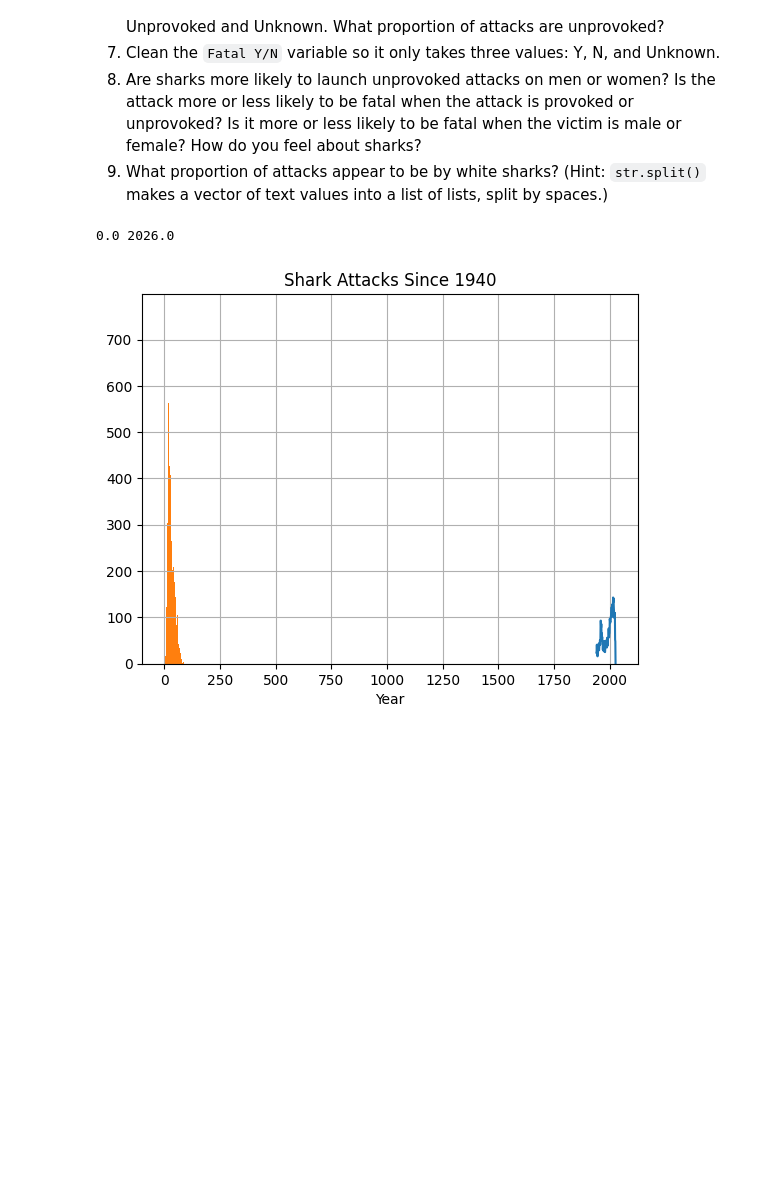
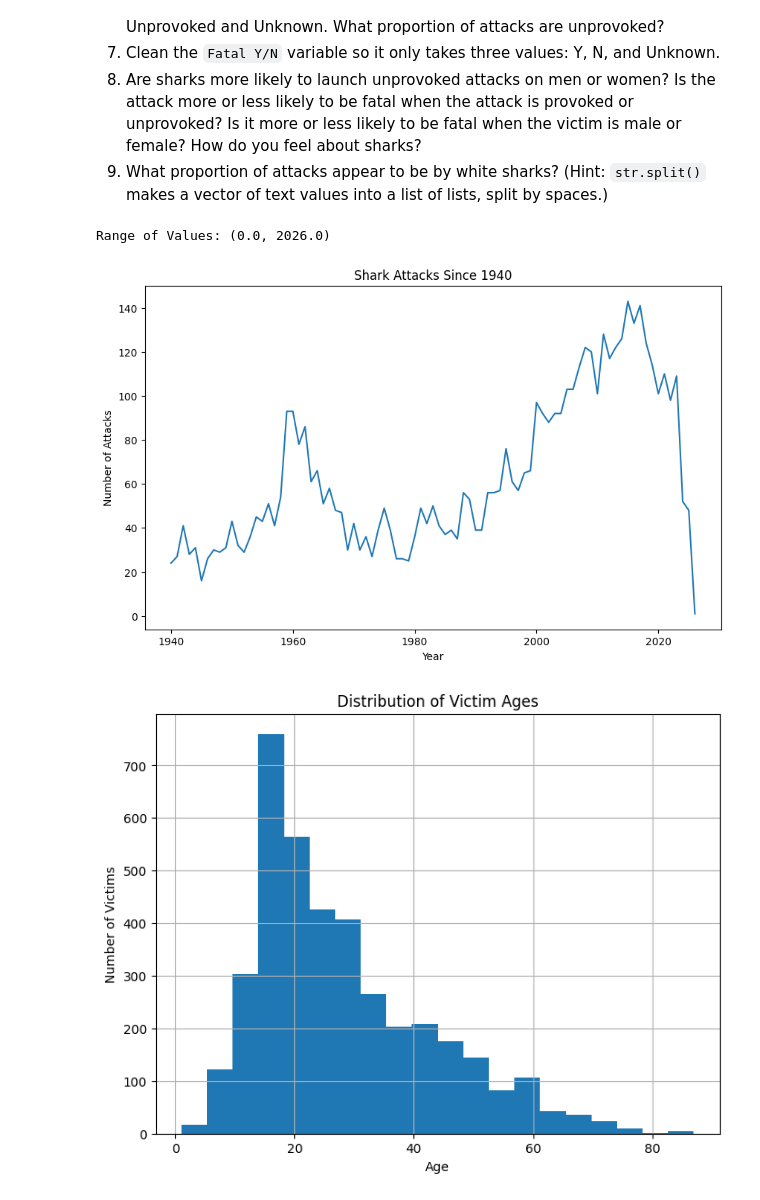
Before and after one commit to shawnmalik1/wrangling_assignment, a Jupyter notebook: assignment.ipynb, the cells around one changed output. Saved outputs shown, nothing was run; the diff lists cells and outputs as text; code cells hidden in the pictures; blank space fills up the shorter version.

```diff
--- a/assignment.ipynb
+++ b/assignment.ipynb
@@ -123,61 +123,108 @@ Missing values: 0.3938484294788132 (39.38%)
 9. What proportion of attacks appear to be by white sharks? (Hint: `str.split()` makes a vector of text values into a list of lists, split by spaces.)
 # %%
 import pandas as pd
+import matplotlib.pyplot as plt
+
+# 1
 
 df = pd.read_excel("./data/GSAF5.xls")
+
+# 2
 
 # Drop columns that do not contain any data
 df = df.dropna(axis=1, how="all")
 
+# 3
+
 # Clean 'Year' column
 df['Year'] = pd.to_numeric(df['Year'], errors='coerce')
-print(df['Year'].min(), df['Year'].max()) # Range of values
+print(f"Range of Values: {df['Year'].min(), df['Year'].max()}") # Range of values
 
 # Focus on attacks since 1940
 df_recent = df[df['Year'] >= 1940]
 
-# Count attacks per year
+# Check if attacks are increasing/decreasing over time
 attacks_per_year = df_recent.groupby('Year').size()
-attacks_per_year.plot(kind='line', title="Shark Attacks Since 1940")
+plt.figure(figsize=(10,6))
+attacks_per_year.plot(kind='line')
+plt.title("Shark Attacks Since 1940")
+plt.ylabel("Number of Attacks")
+plt.xlabel("Year")
+plt.show()
+
+# 4
 
 # Clean 'Age' column and plot histogram
 df['Age'] = pd.to_numeric(df['Age'], errors='coerce')
+plt.figure(figsize=(8, 6))
 df['Age'].dropna().hist(bins=20)
+plt.title("Distribution of Victim Ages")
+plt.xlabel("Age")
+plt.ylabel("Number of Victims")
+plt.show()
+
+# 5
 
 # Propotion of male victims
 df['Sex'] = df['Sex'].str.upper().str.strip()
 prop_male = (df['Sex'] == 'M').mean()
+print(f"Proportion of male victims {prop_male:.2%}")
+
+# 6
 
 # Clean 'Type' column and calculate proportion of unprovoked attacks
 def clean_type(x):
     if isinstance(x, str):
-        if "PROVOKED" in x.upper():
+        u = x.upper()
+        if "UNPROVOKED" in u:
+            return "Unprovoked"
+        if "PROVOKED" in u:
             return "Provoked"
-        elif "UNPROVOKED" in x.upper():
-            return "Unprovoked"
     return "Unknown"
 
 df['Type_Clean'] = df['Type'].apply(clean_type)
 prop_unprovoked = (df['Type_Clean'] == "Unprovoked").mean()
+print(f"Proportion of unprovoked attacks {prop_unprovoked:.2%}")
+
+# 7
 
 # Clean 'Fatal Y/N' column
 def clean_fatal(x):
-    if x in ['Y', 'N']:
-        return x
+    if isinstance(x, str):
+        u = x.strip().upper()
+        if u in {"Y", "YES"}:
+            return "Y"
+        if u in {"N", "NO"}:
+            return "N"
     return "Unknown"
 
 df['Fatal_Clean'] = df['Fatal Y/N'].apply(clean_fatal)
 
 
 # 8
-pd.crosstab(df['Sex'], df['Type_Clean'], normalize='index')
-pd.crosstab(df['Type_Clean'], df['Fatal_Clean'], normalize='index')
-pd.crosstab(df['Sex'], df['Fatal_Clean'], normalize='index')
+
+# Unprovoked vs Sex (row-normalized: within each sex, distribution of Type)
+sex_type = pd.crosstab(df['Sex'], df['Type_Clean'], normalize='index')
+print("\nShare of attack types within each sex (rows sum to 1):")
+print(sex_type)
+
+# Fatality by Type (row-normalized: within each Type, Y/N/Unknown shares)
+type_fatal = pd.crosstab(df['Type_Clean'], df['Fatal_Clean'], normalize='index')
+print("\nFatality distribution within each Type (rows sum to 1):")
+print(type_fatal)
+
+# Fatality by Sex (row-normalized: within each Sex, Y/N/Unknown shares)
+sex_fatal = pd.crosstab(df['Sex'], df['Fatal_Clean'], normalize='index')
+print("\nFatality distribution within each Sex (rows sum to 1):")
+print(sex_fatal)
 
 # 9
+
 df['Species '] = df['Species '].fillna("").str.upper()
 white_shark = df['Species '].str.contains("WHITE", na=False)
 prop_white = white_shark.mean()
+print(f"Proportion of attacks involving Great White Shark: {prop_white:.2%}")
 # %% [output]
-0.0 2026.0
+Range of Values: (0.0, 2026.0)
-[figure, old version]
+[figure, new version]
+[figure, added]
```
Also changed, not shown: parts of 2 cells of this notebook.
